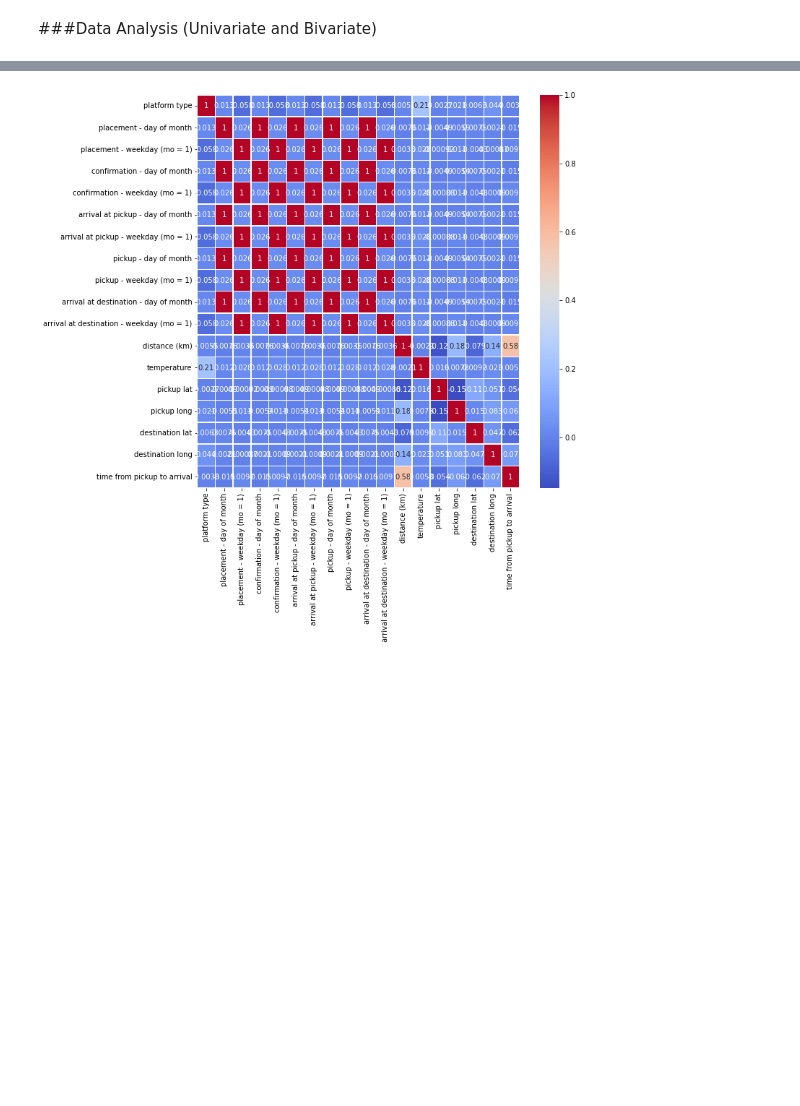
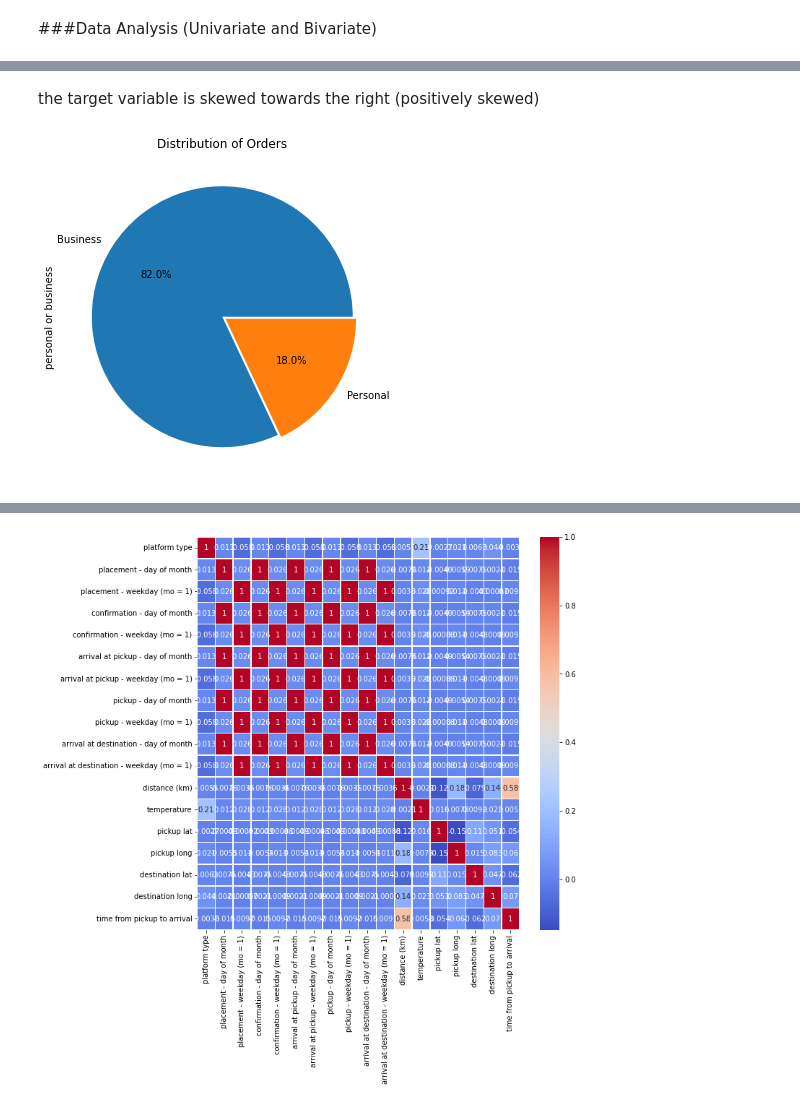
Before and after one commit to Lilwm/Feature-Engineering-with-Python, a Jupyter notebook: Feature_Engineering_with_Python_ipynb_Lillian_Miiri.ipynb, the cells around one changed output, grey strips where cells are left out. Saved outputs shown, nothing was run; the diff lists cells and outputs as text; code cells hidden in the pictures; blank space fills up the shorter version.

```diff
--- a/Feature_Engineering_with_Python_ipynb_Lillian_Miiri.ipynb
+++ b/Feature_Engineering_with_Python_ipynb_Lillian_Miiri.ipynb
@@ -232,0 +230,8 @@ df.describe()
+# %% [markdown]
+the target variable is skewed towards the right (positively skewed)
+# %%
+df['personal or business'].value_counts().plot(kind = 'pie', autopct = '%0.1f%%', figsize = [8, 6], explode = (0, 0.03))
+plt.title("Distribution of Orders")
+plt.show()
+# %% [output]
+[figure, added]
```
Also changed, not shown: parts of 11 cells of this notebook.
